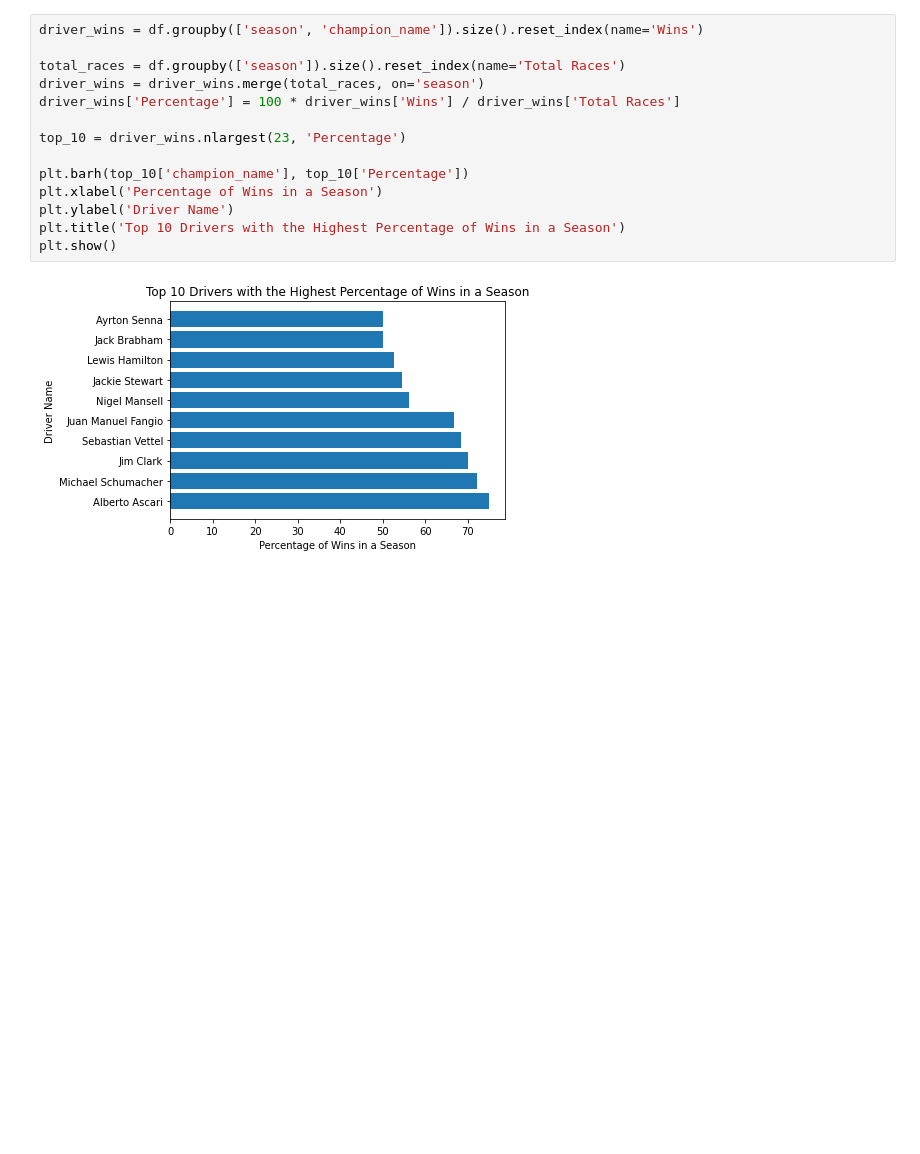
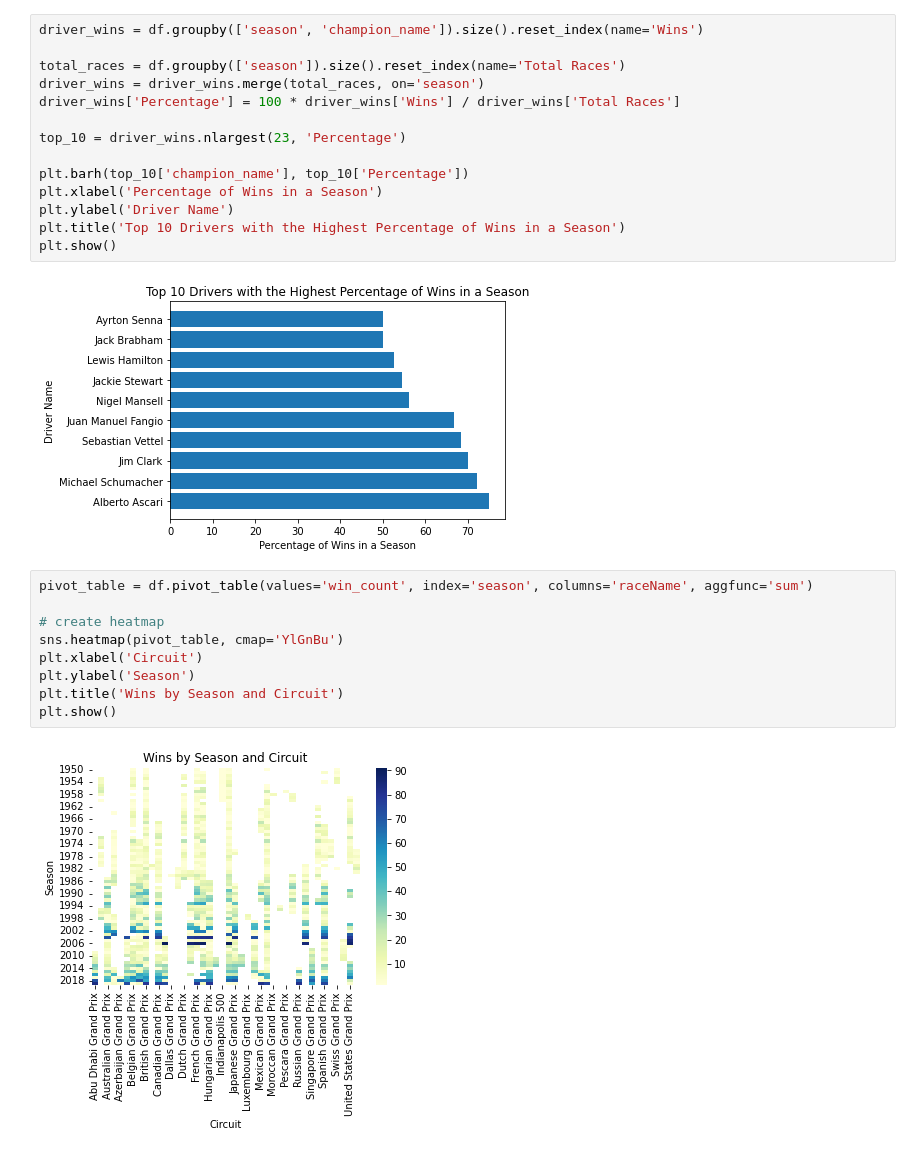
Before and after one commit to santiago20233/Project_II-Pipelines, a Jupyter notebook: data_set_increase/visualizations.ipynb, the cells around one changed output. Cells and saved outputs as stored; diff of their text form; blank space fills up the shorter version.

```diff
--- a/data_set_increase/visualizations.ipynb
+++ b/data_set_increase/visualizations.ipynb
@@ -94,3 +96,14 @@ plt.title('Top 10 Drivers with the Highest Percentage of Wins in a Season')
 plt.show()
 # %% [output]
 [figure]
+# %%
+pivot_table = df.pivot_table(values='win_count', index='season', columns='raceName', aggfunc='sum')
+
+# create heatmap
+sns.heatmap(pivot_table, cmap='YlGnBu')
+plt.xlabel('Circuit')
+plt.ylabel('Season')
+plt.title('Wins by Season and Circuit')
+plt.show()
+# %% [output]
+[figure, added]
```
Also changed, not shown: parts of 2 cells of this notebook, 12 other files.
